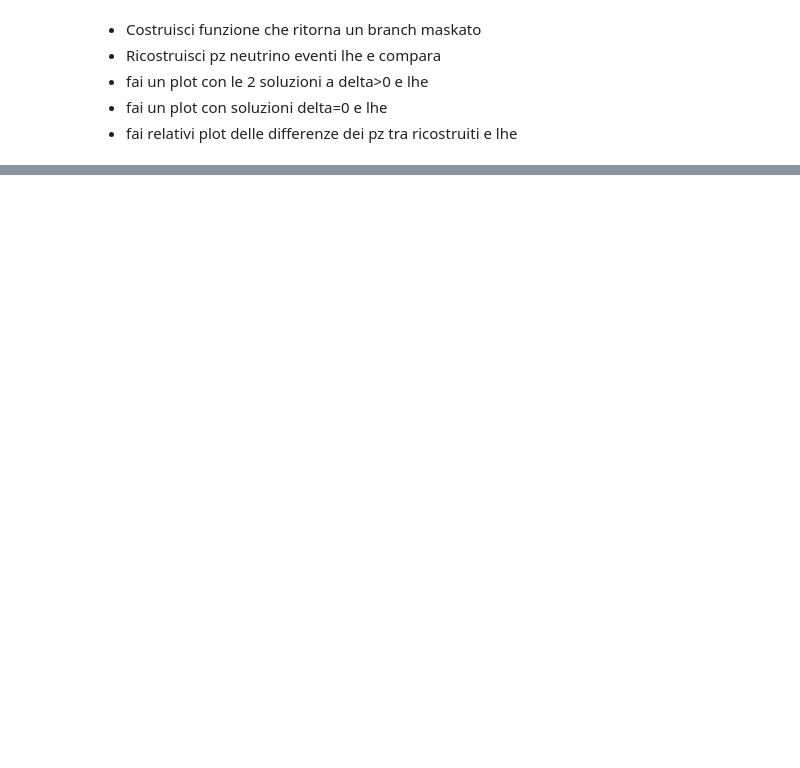
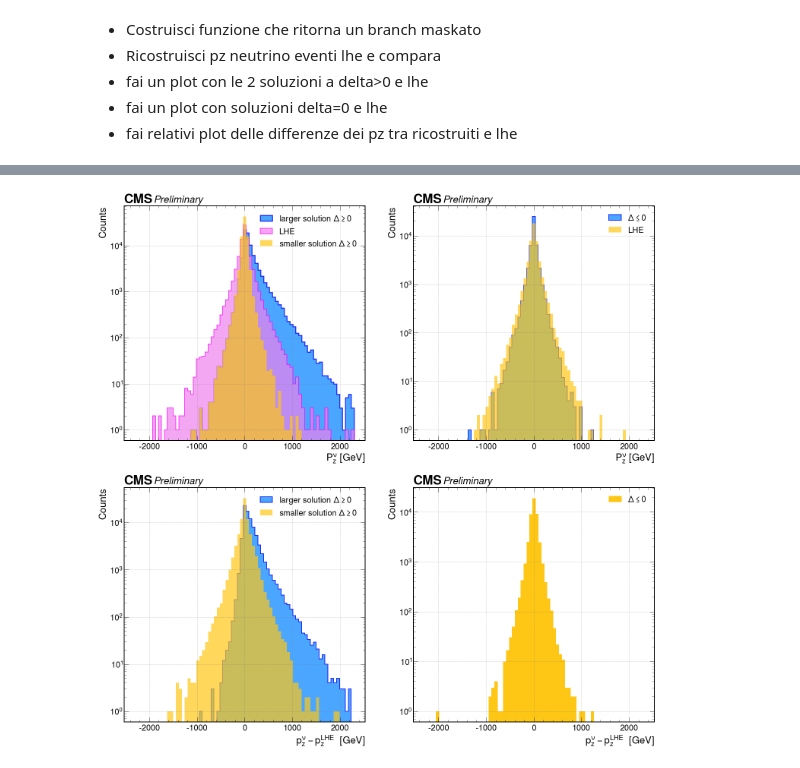
Before and after one commit to pviscone/Vcb_ditopDecay, a Jupyter notebook: tasks/Muons/ranking/neutrino_reco.ipynb, the cells around one changed output, grey strips where cells are left out. Drawn from its saved outputs; the diff is of its cells as text; code cells hidden in the pictures; blank space fills up the shorter version.

```diff
--- a/tasks/Muons/ranking/neutrino_reco.ipynb
+++ b/tasks/Muons/ranking/neutrino_reco.ipynb
@@ -157,0 +136,84 @@ plt.hist(np.abs(nu_pz_LHE), bins=75, alpha=0.9,)
+# %%
+# good means delta>=0, bad means delta=0 (imposed)
+
+
+nu_phi_LHE=nu_phi_LHE[nu_LHEmask]
+nu_phi_LHE_good=nu_phi_LHE[nu_pz[2]]
+nu_phi_LHE_bad=nu_phi_LHE[~nu_pz[2]]
+
+nu_pt_LHE = nu_pt_LHE[nu_LHEmask]
+nu_pt_LHE_good=nu_pt_LHE[nu_pz[2]]
+nu_pt_LHE_bad=nu_pt_LHE[~nu_pz[2]]
+
+nu_eta_LHE = nu_eta_LHE[nu_LHEmask]
+nu_eta_LHE_good=nu_eta_LHE[nu_pz[2]]
+nu_eta_LHE_bad=nu_eta_LHE[~nu_pz[2]]
+
+
+nu_pz_LHE = nu_pt_LHE*np.sinh(nu_eta_LHE)
+nu_pz_LHE_good = nu_pz_LHE[nu_pz[2]]
+nu_pz_LHE_bad = nu_pz_LHE[~nu_pz[2]]
+# %%
+plt.figure(figsize=(25,25))
+plt.subplot(2,2,1)
+
+plt.hist(nu_pz_good_high, bins=75, alpha=0.8,
+         label=r"larger solution $\Delta \geq 0  $", range=(-2300, 2300), color="dodgerblue", edgecolor='blue', histtype="stepfilled", linewidth=2.5)
+
+plt.hist(nu_pz_LHE_good, bins=75, alpha=0.7,
+         label=r"LHE", range=(-2300, 2300), color="violet", edgecolor='fuchsia', histtype="stepfilled", linewidth=2)
+plt.hist(nu_pz_good_low, bins=75, alpha=0.7,
+         label=r"smaller solution $\Delta \geq 0$", range=(-2300, 2300), color=mcolors.XKCD_COLORS["xkcd:golden yellow"], histtype="stepfilled", linewidth=0, edgecolor=mcolors.XKCD_COLORS["xkcd:golden yellow"])
+
+plt.legend()
+plt.xlabel(r"$P_z^{\nu}$ [GeV]")
+plt.ylabel("Counts")
+hep.cms.text("Preliminary")
+plt.yscale("log")
+plt.grid(color="grey", linestyle="--", linewidth=0.5)
+
+plt.subplot(2, 2, 3)
+
+plt.hist(nu_pz_good_high-nu_pz_LHE_good, bins=75, alpha=0.8,
+         label=r"larger solution $\Delta \geq 0$", range=(-2300, 2300), color="dodgerblue", edgecolor='blue', histtype="stepfilled", linewidth=2)
+plt.hist(nu_pz_good_low-nu_pz_LHE_good, bins=75, alpha=0.7,
+         label=r"smaller solution $\Delta \geq 0$", range=(-2300, 2300), color=mcolors.XKCD_COLORS["xkcd:golden yellow"], histtype="stepfilled", linewidth=0, edgecolor=mcolors.XKCD_COLORS["xkcd:golden yellow"])
+
+plt.legend()
+plt.xlabel(r"$p_z^{\nu}-p_z^{LHE}$  [GeV]")
+plt.ylabel("Counts")
+hep.cms.text("Preliminary")
+plt.yscale("log")
+plt.grid(color="grey", linestyle="--", linewidth=0.5)
+
+
+plt.subplot(2, 2, 2)
+
+plt.hist(nu_pz_bad, bins=75, alpha=0.8,
+         label=r"$\Delta \leq 0  $", range=(-2300, 2300), color="dodgerblue", edgecolor='blue', histtype="stepfilled", linewidth=2)
+
+plt.hist(nu_pz_LHE_bad, bins=75, alpha=0.7,
+         label=r"LHE", range=(-2300, 2300), color=mcolors.XKCD_COLORS["xkcd:golden yellow"], histtype="stepfilled", linewidth=0, edgecolor=mcolors.XKCD_COLORS["xkcd:golden yellow"])
+
+plt.legend()
+plt.xlabel(r"$P_z^{\nu}$ [GeV]")
+plt.ylabel("Counts")
+hep.cms.text("Preliminary")
+plt.yscale("log")
+plt.grid(color="grey", linestyle="--", linewidth=0.5)
+
+
+plt.subplot(2, 2, 4)
+
+
+plt.hist(nu_pz_bad-nu_pz_LHE_bad, bins=75, alpha=1,
+         label=r"$\Delta \leq 0$", range=(-2300, 2300), color=mcolors.XKCD_COLORS["xkcd:golden yellow"], histtype="stepfilled", linewidth=1, edgecolor=mcolors.XKCD_COLORS["xkcd:golden yellow"])
+
+plt.legend()
+plt.xlabel(r"$p_z^{\nu}-p_z^{LHE}$  [GeV]")
+plt.ylabel("Counts")
+hep.cms.text("Preliminary")
+plt.yscale("log")
+plt.grid(color="grey", linestyle="--", linewidth=0.5)
+# %% [output]
+[figure, added]
```
Also changed, not shown: parts of 7 cells of this notebook.
